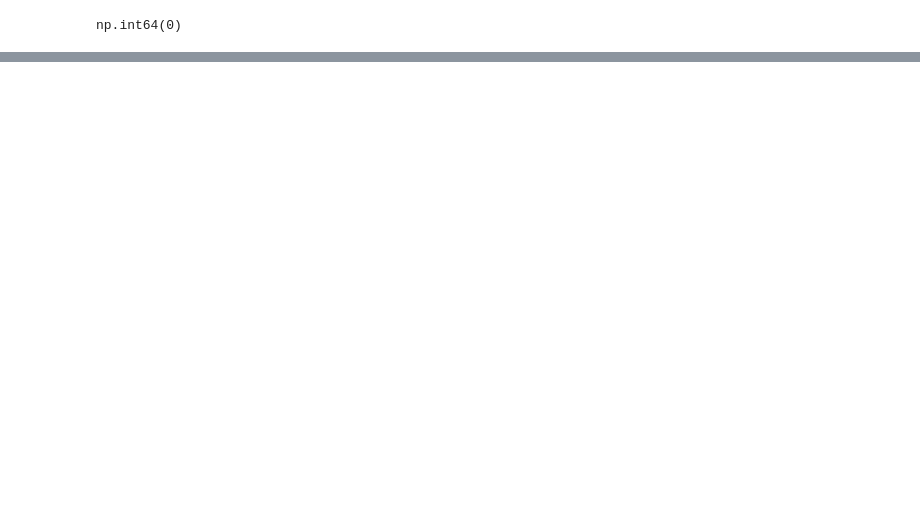
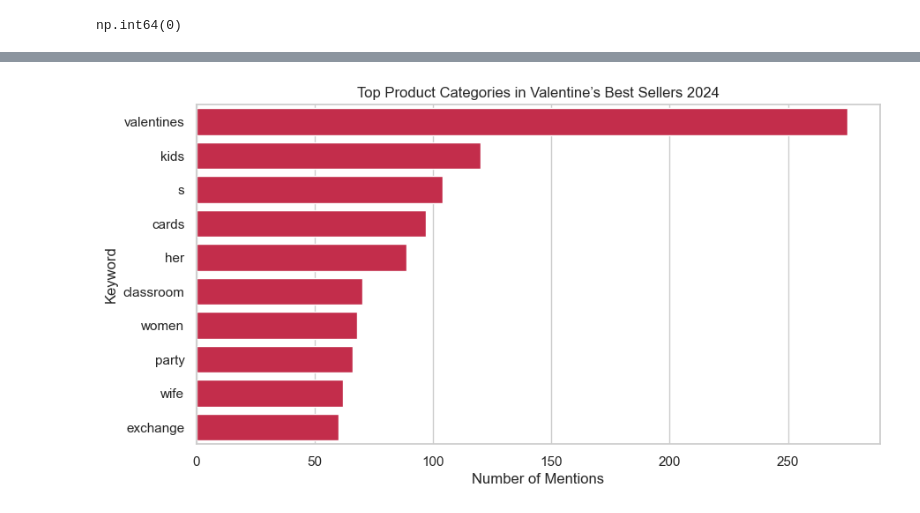
Before and after one commit to MaykInvest/Data-Analysis-Amazon-Best-Sellers-in-2024, a Jupyter notebook: analysis.ipynb, the cells around one changed output, grey strips where cells are left out. Drawn from its saved outputs; the diff is of its cells as text; code cells hidden in the pictures; blank space fills up the shorter version.

Commit message:
fixing minnor issues and, begin the EDA (Exploratory Data Analysis)

```diff
--- a/analysis.ipynb
+++ b/analysis.ipynb
@@ -223,0 +253,17 @@ dtype: object
+# %%
+%matplotlib inline
+
+import matplotlib.pyplot as plt
+import seaborn as sns
+
+sns.set(style="whitegrid")
+plt.rcParams['figure.figsize'] = (10, 5)
+
+sns.barplot(data=common_df, x='Count', y='Keyword', color='crimson')
+plt.title('Top Product Categories in Valentine’s Best Sellers 2024')
+plt.xlabel('Number of Mentions')
+plt.ylabel('Keyword')
+
+plt.show()  # <- This ensures the plot displays
+# %% [output]
+[figure, added]
```
Also changed, not shown: parts of 15 cells of this notebook.
